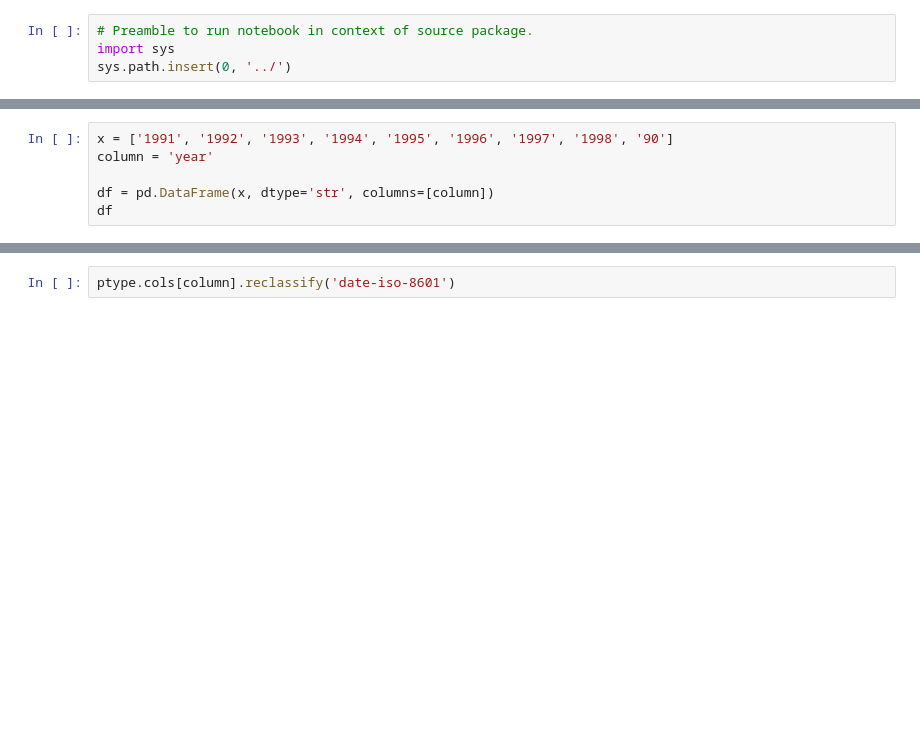
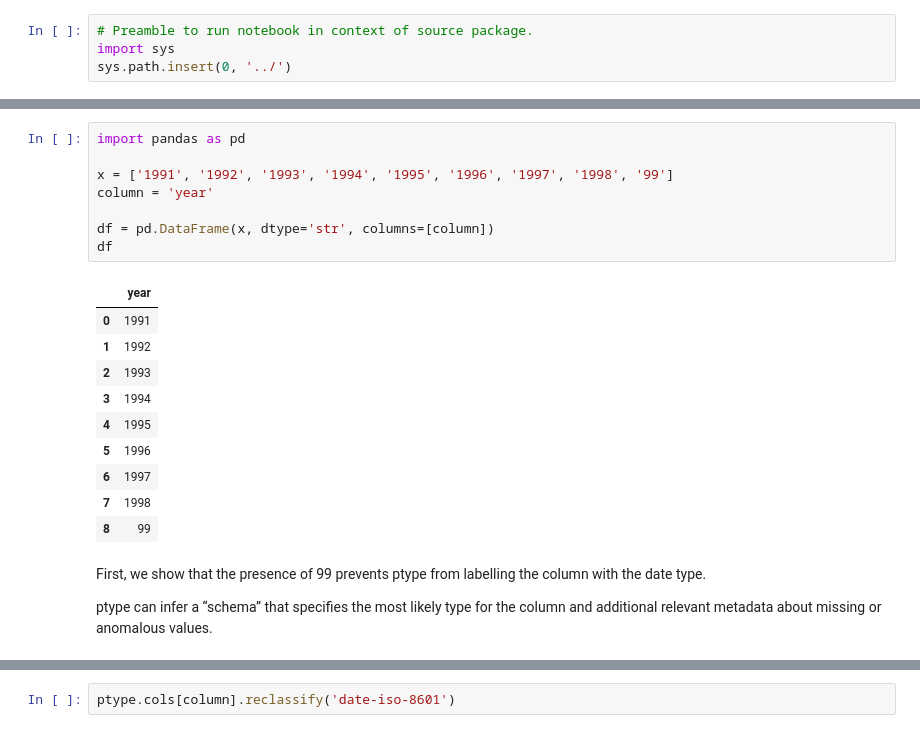
Before and after one commit to alan-turing-institute/ptype, a Jupyter notebook: notebooks/reclassify-column.ipynb, the cells around one changed output, grey strips where cells are left out. Cells and saved outputs as stored; diff of their text form; blank space fills up the shorter version.

```diff
--- a/notebooks/reclassify-column.ipynb
+++ b/notebooks/reclassify-column.ipynb
@@ -27,7 +14,24 @@ from utils import plot_column_type_posterior, plot_arff_type_posterior, subsampl
 # %%
-x = ['1991', '1992', '1993', '1994', '1995', '1996', '1997', '1998', '90']
+import pandas as pd
+
+x = ['1991', '1992', '1993', '1994', '1995', '1996', '1997', '1998', '99']
 column = 'year'
 
 df = pd.DataFrame(x, dtype='str', columns=[column])
 df
+# %% [output]
+|  | year |
+| 0 | 1991 |
+| 1 | 1992 |
+| 2 | 1993 |
+| 3 | 1994 |
+| 4 | 1995 |
+| 5 | 1996 |
+| 6 | 1997 |
+| 7 | 1998 |
+| 8 | 99 |
+# %% [markdown]
+First, we show that the presence of 99 prevents ptype from labelling the column with the date type.
+
+ptype can infer a “schema” that specifies the most likely type for the column and additional relevant metadata about missing or anomalous values.
 # %%
```
Also changed, not shown: parts of 19 cells of this notebook, 1 other file.
